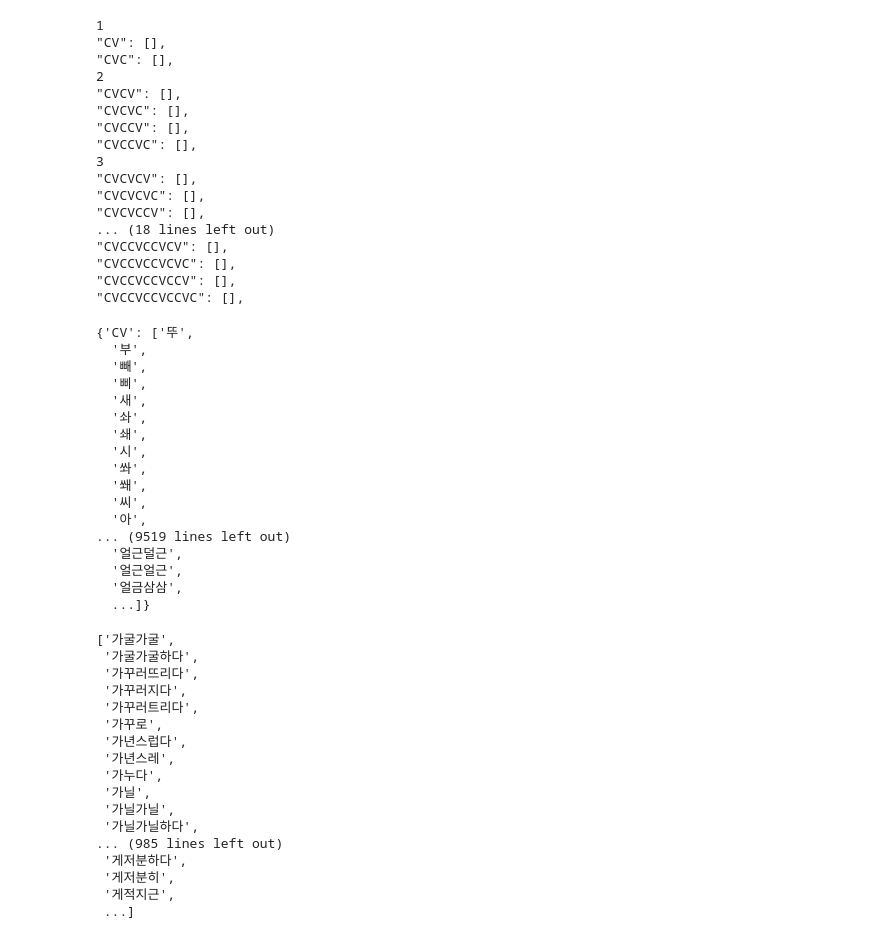
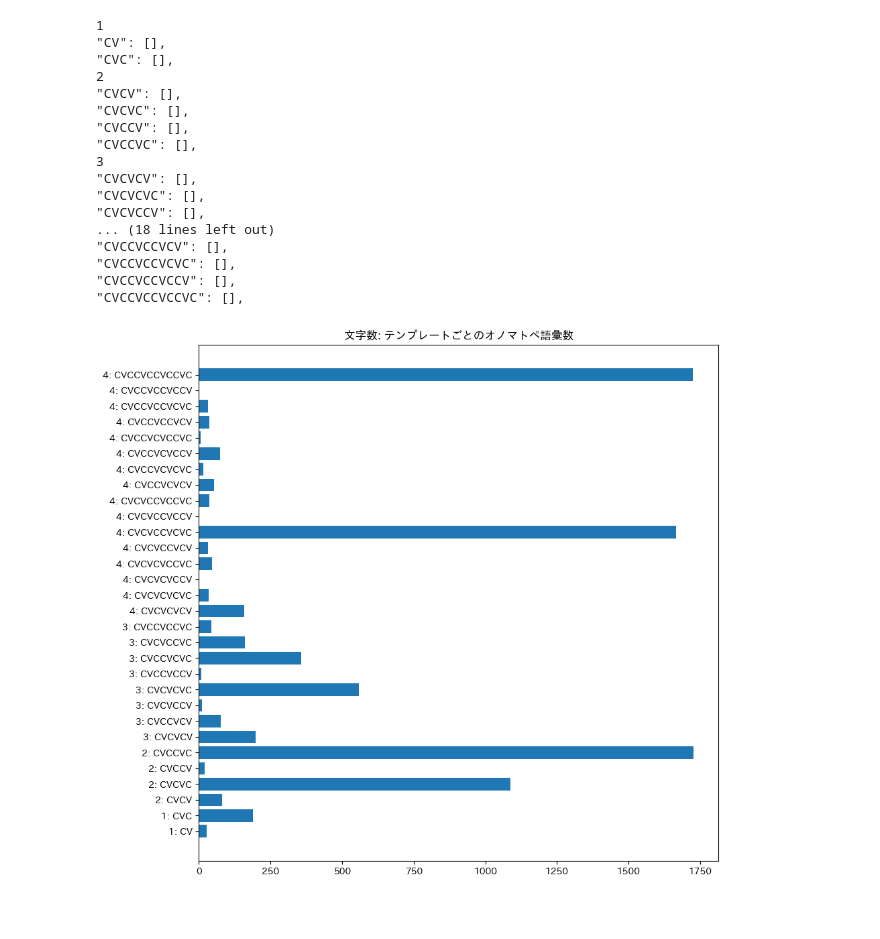
Before and after one commit to motomura-s/korean-sound-symbolic-word-list, a Jupyter notebook: text_processing.ipynb, the cells around one changed output. Drawn from its saved outputs; the diff is of its cells as text; code cells hidden in the pictures; blank space fills up the shorter version.

```diff
--- a/text_processing.ipynb
+++ b/text_processing.ipynb
@@ -173,43 +172,28 @@ for word in words:
             words_by_template["CVCCVCCVCCV"].append(word)
         elif len(jamos[0]) == 3 and len(jamos[1]) == 3 and len(jamos[2]) == 3 and len(jamos[3]) == 3:
             words_by_template["CVCCVCCVCCVC"].append(word)
-# %%
-words_by_template
-# %% [output]
-{'CV': ['뚜',
-  '부',
-  '빼',
-  '삐',
-  '새',
-  '솨',
-  '쇄',
-  '시',
-  '쏴',
-  '쐐',
-  '씨',
-  '아',
-... (9519 lines left out)
-  '얼근덜근',
-  '얼근얼근',
-  '얼금삼삼',
-  ...]}
-# %%
-words
-# %% [output]
-['가굴가굴',
- '가굴가굴하다',
- '가꾸러뜨리다',
- '가꾸러지다',
- '가꾸러트리다',
- '가꾸로',
- '가년스럽다',
- '가년스레',
- '가누다',
- '가닐',
- '가닐가닐',
- '가닐가닐하다',
-... (985 lines left out)
- '게저분하다',
- '게저분히',
- '게적지근',
- ...]
+# %%
+pruned_words_by_template = {}
+for template, words in words_by_template.items():
+    pruned = []
+    for word in words:
+        if word.endswith("다"):
+            continue
+        if word.endswith("히"):
+            # 確認できた例外
+            # 히 히히 이히히
+            continue
+        elif word.endswith("이"):
+            # 아이 어이 이이
+            continue
+        pruned.append(word)
+    pruned_words_by_template[template] = pruned
+# %%
+cnt_dic = {k: len(v) for k, v in pruned_words_by_template.items()}
+
+plt.figure(figsize=(10, 10))
+plt.barh(range(len(pruned_words_by_template)), cnt_dic.values(), tick_label=[f"{k.count('V')}: {k}"for k in cnt_dic.keys()]) # Vの数は文字数
+plt.title("文字数: テンプレートごとのオノマトペ語彙数")
+plt.show()
+# %% [output]
+[figure, added]
```
Also changed, not shown: parts of 2 cells of this notebook.
